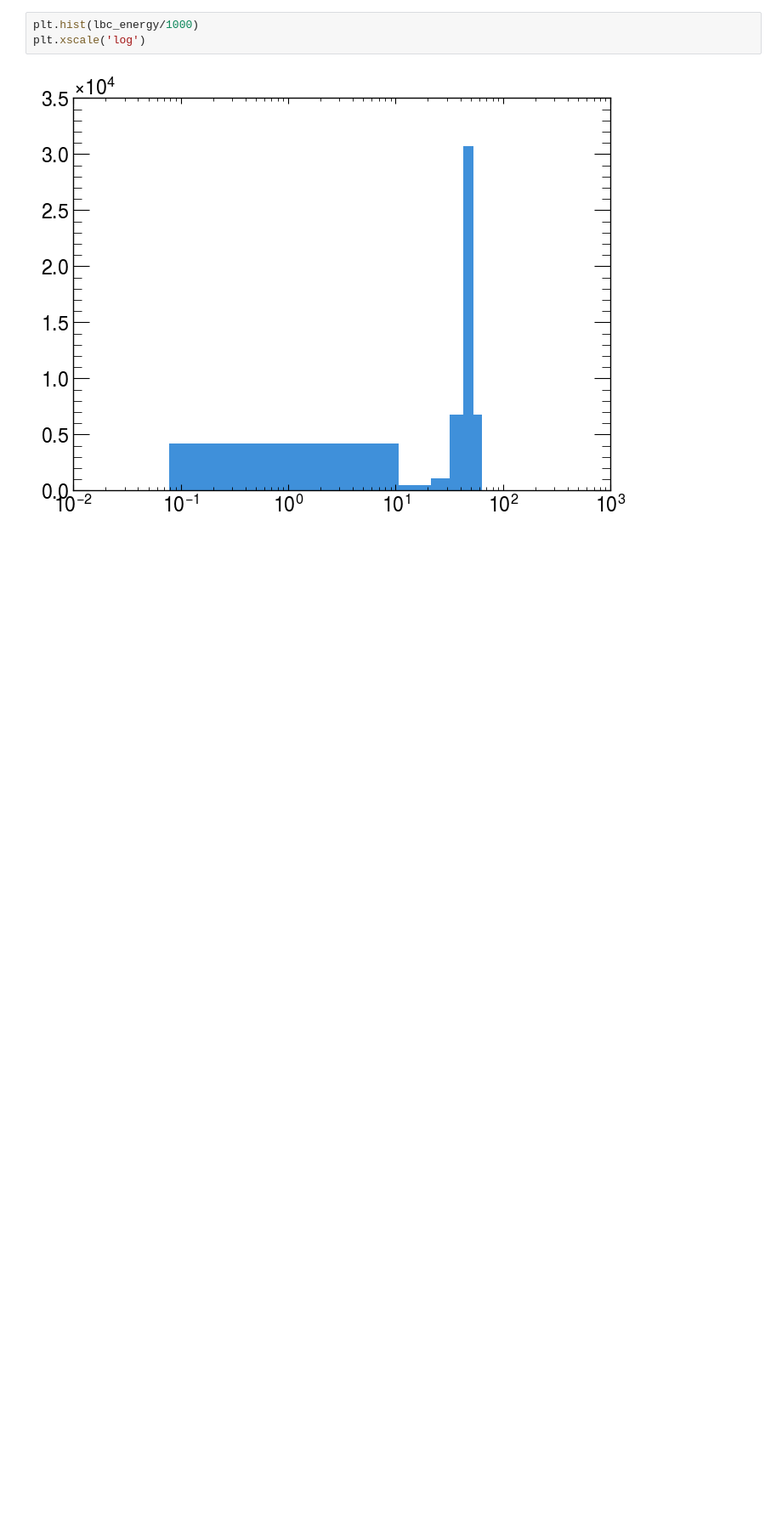
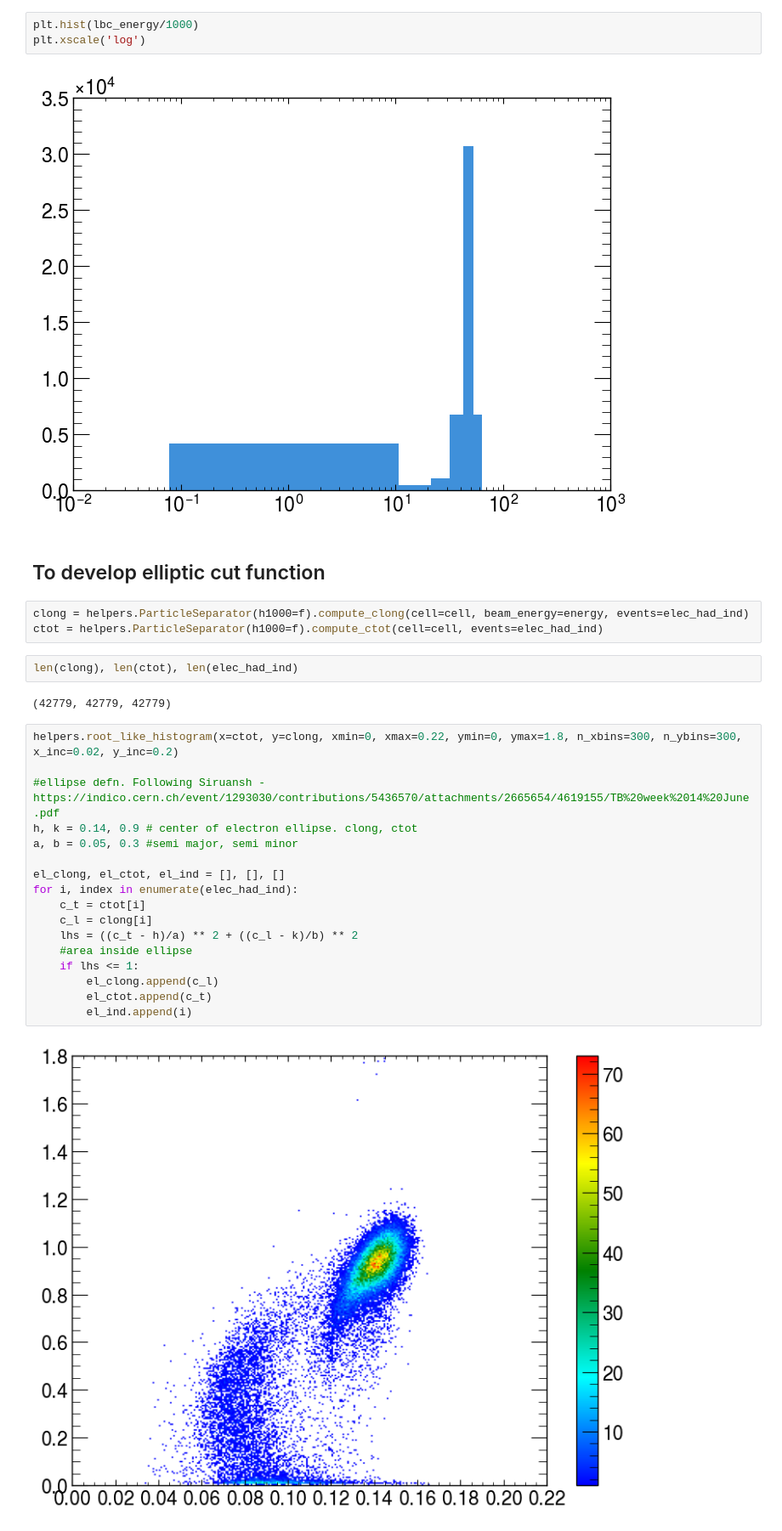
Before and after one commit to kandels/tiletbana, a Jupyter notebook: checks.ipynb, the cells around one changed output. Shown at 85% size. Cells and saved outputs as stored; diff of their text form; blank space fills up the shorter version.

```diff
--- a/checks.ipynb
+++ b/checks.ipynb
@@ -243,3 +243,31 @@ plt.hist(lbc_energy/1000)
 plt.xscale('log')
 # %% [output]
 [figure]
+# %% [markdown]
+## To develop elliptic cut function
+# %%
+clong = helpers.ParticleSeparator(h1000=f).compute_clong(cell=cell, beam_energy=energy, events=elec_had_ind)
+ctot = helpers.ParticleSeparator(h1000=f).compute_ctot(cell=cell, events=elec_had_ind)
+# %%
+len(clong), len(ctot), len(elec_had_ind)
+# %% [output]
+(42779, 42779, 42779)
+# %%
+helpers.root_like_histogram(x=ctot, y=clong, xmin=0, xmax=0.22, ymin=0, ymax=1.8, n_xbins=300, n_ybins=300, x_inc=0.02, y_inc=0.2)
+
+#ellipse defn. Following Siruansh - https://indico.cern.ch/event/1293030/contributions/5436570/attachments/2665654/4619155/TB%20week%2014%20June.pdf
+h, k = 0.14, 0.9 # center of electron ellipse. clong, ctot
+a, b = 0.05, 0.3 #semi major, semi minor
+
+el_clong, el_ctot, el_ind = [], [], []
+for i, index in enumerate(elec_had_ind):
+    c_t = ctot[i]
+    c_l = clong[i]
+    lhs = ((c_t - h)/a) ** 2 + ((c_l - k)/b) ** 2
+    #area inside ellipse
+    if lhs <= 1:
+        el_clong.append(c_l)
+        el_ctot.append(c_t)
+        el_ind.append(i)
+# %% [output]
+[figure, added]
```
Also changed, not shown: parts of 2 cells of this notebook, 1 other file.
